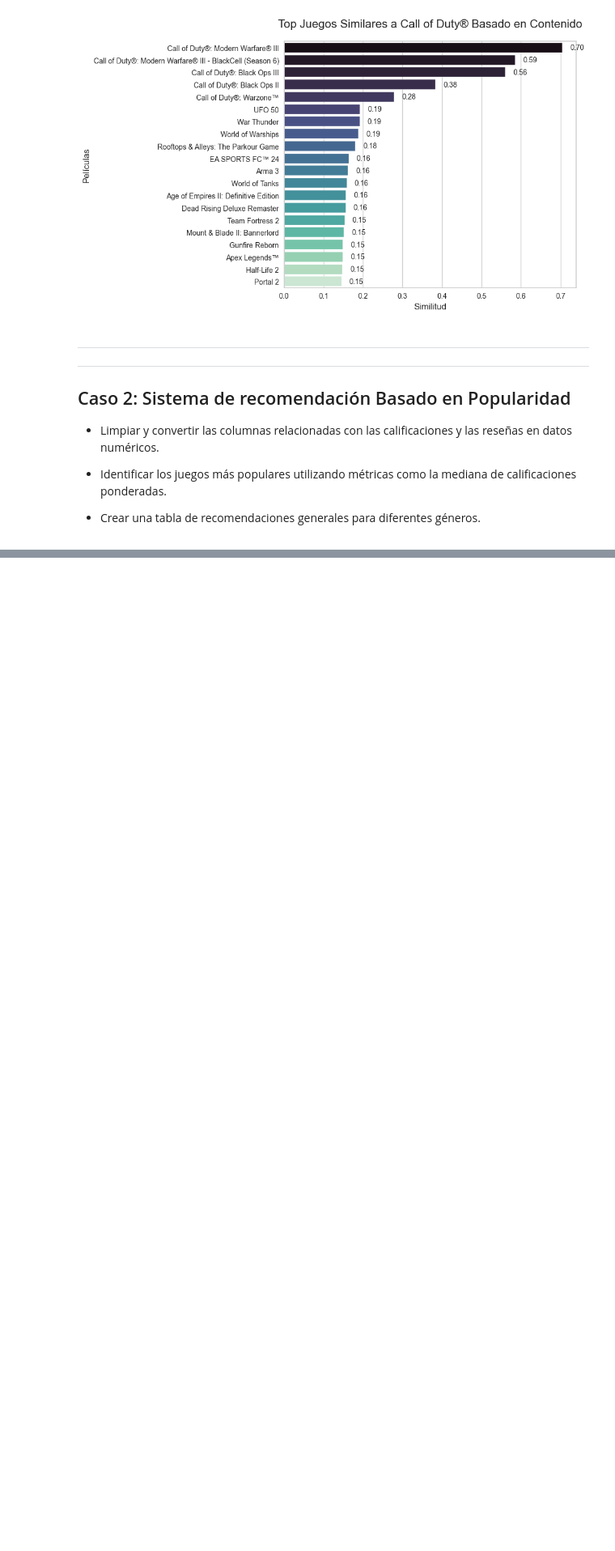
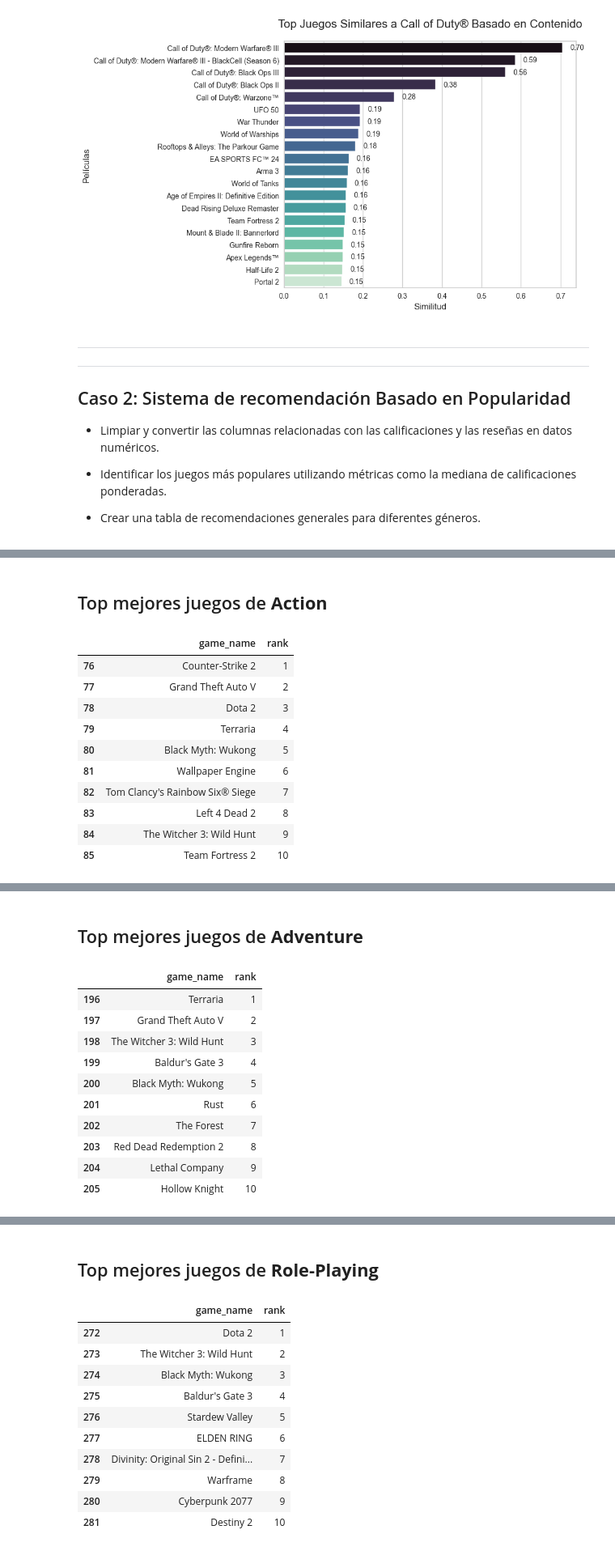
Before and after one commit to joseluisalmendral/Lab_Sistema_Recomendacion, a Jupyter notebook: notebooks/modulo09-leccion05-sistemas-recomendacion-LABORATORIO.ipynb, the cells around one changed output, grey strips where cells are left out. Shown: that part at 81% size. Drawn from its saved outputs; the diff is of its cells as text; code cells hidden in the pictures; blank space fills up the shorter version.

```diff
--- a/notebooks/modulo09-leccion05-sistemas-recomendacion-LABORATORIO.ipynb
+++ b/notebooks/modulo09-leccion05-sistemas-recomendacion-LABORATORIO.ipynb
@@ -270,0 +293,2 @@ df_ranking.sample(3)
+# %%
+lista_dfs = [df_action, df_adventure, df_role_playing, df_simulation, df_strategy, df_sports__racing]
@@ -270,0 +313,18 @@ df_ranking.sample(3)
+# %%
+for df_ in lista_dfs:
+    display(HTML(f"<h2>Top mejores juegos de <b>{df_['genre'].unique()[0]}</b></h2>"))
+    display(df_[['game_name','rank']][:10])
+    display(HTML("<hr><hr>"))
+# %% [output]
+Top mejores juegos de Action
+|  | game_name | rank |
+| 76 | Counter-Strike 2 | 1 |
+| 77 | Grand Theft Auto V | 2 |
+| 78 | Dota 2 | 3 |
+| 79 | Terraria | 4 |
+| 80 | Black Myth: Wukong | 5 |
+| 81 | Wallpaper Engine | 6 |
+| 82 | Tom Clancy's Rainbow Six® Siege | 7 |
+| 83 | Left 4 Dead 2 | 8 |
+| 84 | The Witcher 3: Wild Hunt | 9 |
+| 85 | Team Fortress 2 | 10 |
@@ -270,0 +332,12 @@ df_ranking.sample(3)
+Top mejores juegos de Adventure
+|  | game_name | rank |
+| 196 | Terraria | 1 |
+| 197 | Grand Theft Auto V | 2 |
+| 198 | The Witcher 3: Wild Hunt | 3 |
+| 199 | Baldur's Gate 3 | 4 |
+| 200 | Black Myth: Wukong | 5 |
+| 201 | Rust | 6 |
+| 202 | The Forest | 7 |
+| 203 | Red Dead Redemption 2 | 8 |
+| 204 | Lethal Company | 9 |
+| 205 | Hollow Knight | 10 |
@@ -270,0 +345,12 @@ df_ranking.sample(3)
+Top mejores juegos de Role-Playing
+|  | game_name | rank |
+| 272 | Dota 2 | 1 |
+| 273 | The Witcher 3: Wild Hunt | 2 |
+| 274 | Black Myth: Wukong | 3 |
+| 275 | Baldur's Gate 3 | 4 |
+| 276 | Stardew Valley | 5 |
+| 277 | ELDEN RING | 6 |
+| 278 | Divinity: Original Sin 2 - Defini... | 7 |
+| 279 | Warframe | 8 |
+| 280 | Cyberpunk 2077 | 9 |
+| 281 | Destiny 2 | 10 |
```
Also changed, not shown: parts of 16 cells of this notebook, 2 other files.
